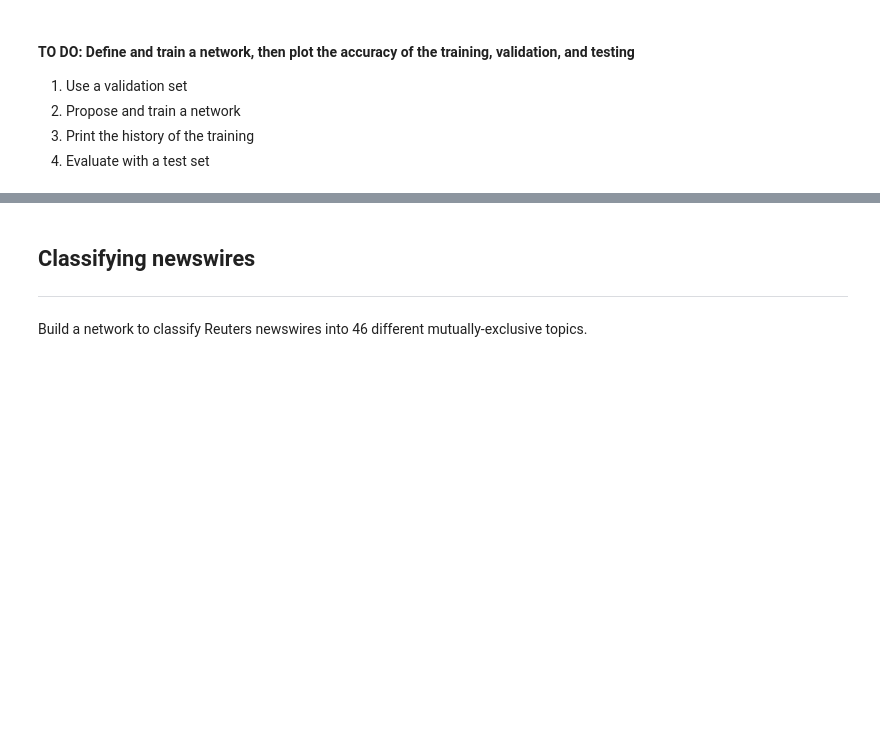
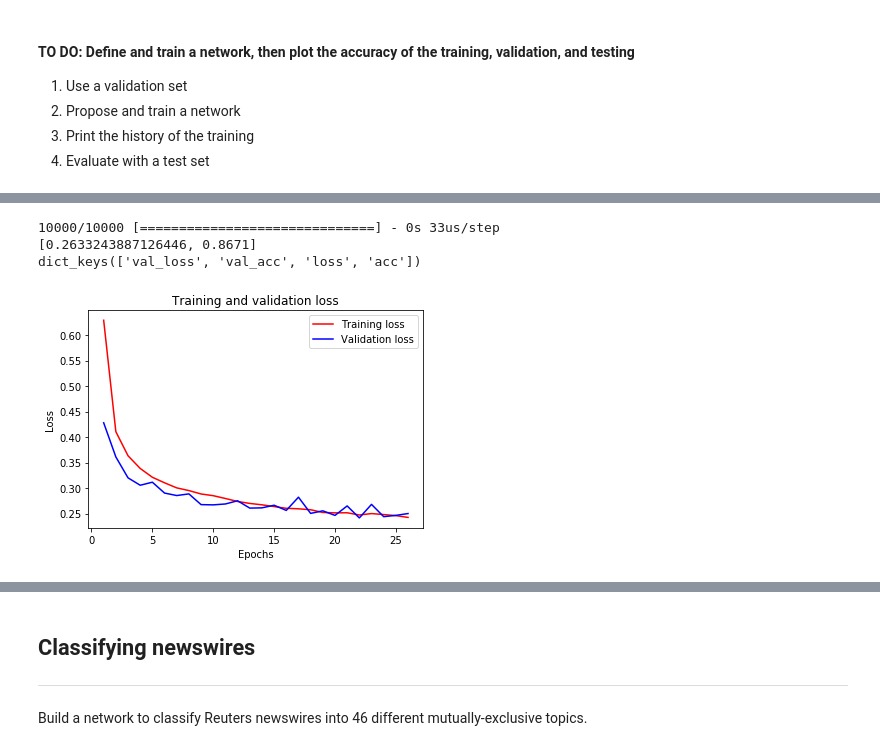
Before and after one commit to DeepLearningVision-2019/a4-keras-classification-Biller17, a Jupyter notebook: Keras_assignment.ipynb, the cells around one changed output, grey strips where cells are left out. Saved outputs shown, nothing was run; the diff lists cells and outputs as text; code cells hidden in the pictures; blank space fills up the shorter version.

```diff
--- a/Keras_assignment.ipynb
+++ b/Keras_assignment.ipynb
@@ -97,30 +141,35 @@ history = model.fit(x_data, y_data,
 # %%
 #evaluating the model with the test data
 results = model.evaluate(fashion_test_data, fashion_test_one_hot_labels)
 print(results)
 
 history_dict = history.history
 print(history_dict.keys())
 
 #creating list variables for plotting validation
 acc = history_dict['acc']
 val_acc = history_dict['val_acc']
 loss = history_dict['loss']
 val_loss = history_dict['val_loss']
 epochs = range(1, len(acc) + 1)
 
 
 
 #plotting validation and training loss
 
-plt.plot(epochs, loss, 'bo', label='Training loss')
+plt.plot(epochs, loss, 'r', label='Training loss')
 plt.plot(epochs, val_loss, 'b', label='Validation loss')
 plt.title('Training and validation loss')
 plt.xlabel('Epochs')
 plt.ylabel('Loss')
 plt.legend()
 
 plt.show()
+# %% [output]
+10000/10000 [==============================] - 0s 33us/step
+[0.2633243887126446, 0.8671]
+dict_keys(['val_loss', 'val_acc', 'loss', 'acc'])
+[figure, added]
 # %%
 #plotting validation and train accuracy
 
```
Also changed, not shown: parts of 15 cells of this notebook.
